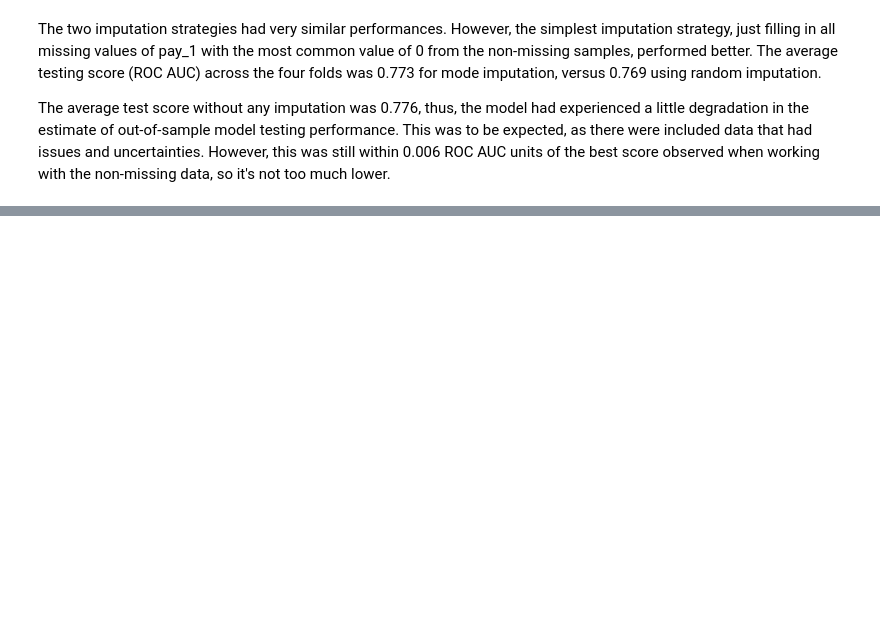
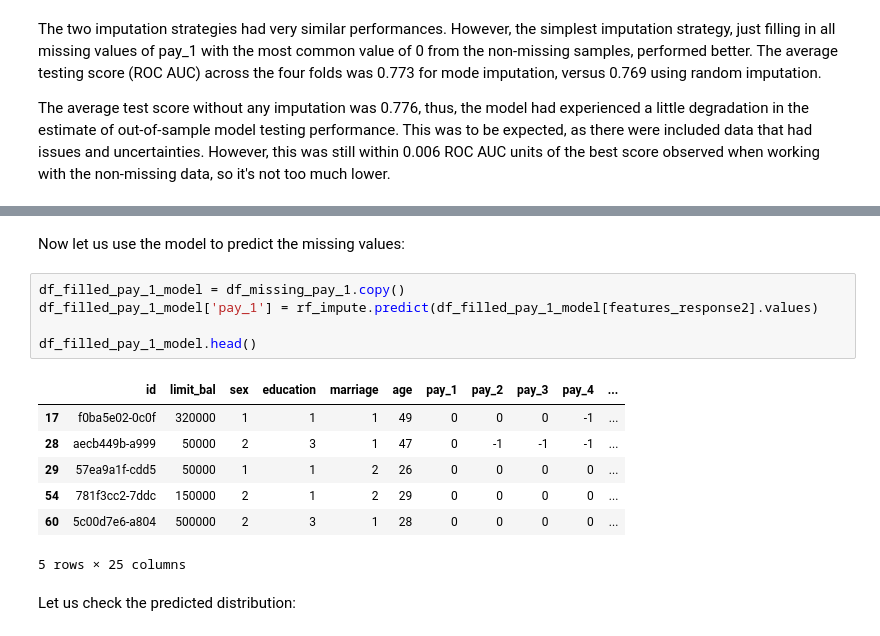
Before and after one commit to jeantardelli/data-science, a Jupyter notebook: inputation-of-missing-data-and-financial-analysis.ipynb, the cells around one changed output, grey strips where cells are left out. Cells and saved outputs as stored; diff of their text form; blank space fills up the shorter version.

```diff
--- a/inputation-of-missing-data-and-financial-analysis.ipynb
+++ b/inputation-of-missing-data-and-financial-analysis.ipynb
@@ -294,0 +433,17 @@ The average test score without any imputation was 0.776, thus, the model had exp
+# %% [markdown]
+Now let us use the model to predict the missing values:
+# %%
+df_filled_pay_1_model = df_missing_pay_1.copy()
+df_filled_pay_1_model['pay_1'] = rf_impute.predict(df_filled_pay_1_model[features_response2].values)
+
+df_filled_pay_1_model.head()
+# %% [output]
+|  | id | limit_bal | sex | education | marriage | age | pay_1 | pay_2 | pay_3 | pay_4 | ... |
+| 17 | f0ba5e02-0c0f | 320000 | 1 | 1 | 1 | 49 | 0 | 0 | 0 | -1 | ... |
+| 28 | aecb449b-a999 | 50000 | 2 | 3 | 1 | 47 | 0 | -1 | -1 | -1 | ... |
+| 29 | 57ea9a1f-cdd5 | 50000 | 1 | 1 | 2 | 26 | 0 | 0 | 0 | 0 | ... |
+| 54 | 781f3cc2-7ddc | 150000 | 2 | 1 | 2 | 29 | 0 | 0 | 0 | 0 | ... |
+| 60 | 5c00d7e6-a804 | 500000 | 2 | 3 | 1 | 28 | 0 | 0 | 0 | 0 | ... |
+5 rows × 25 columns
+# %% [markdown]
+Let us check the predicted distribution:
```
Also changed, not shown: parts of 32 cells of this notebook.
